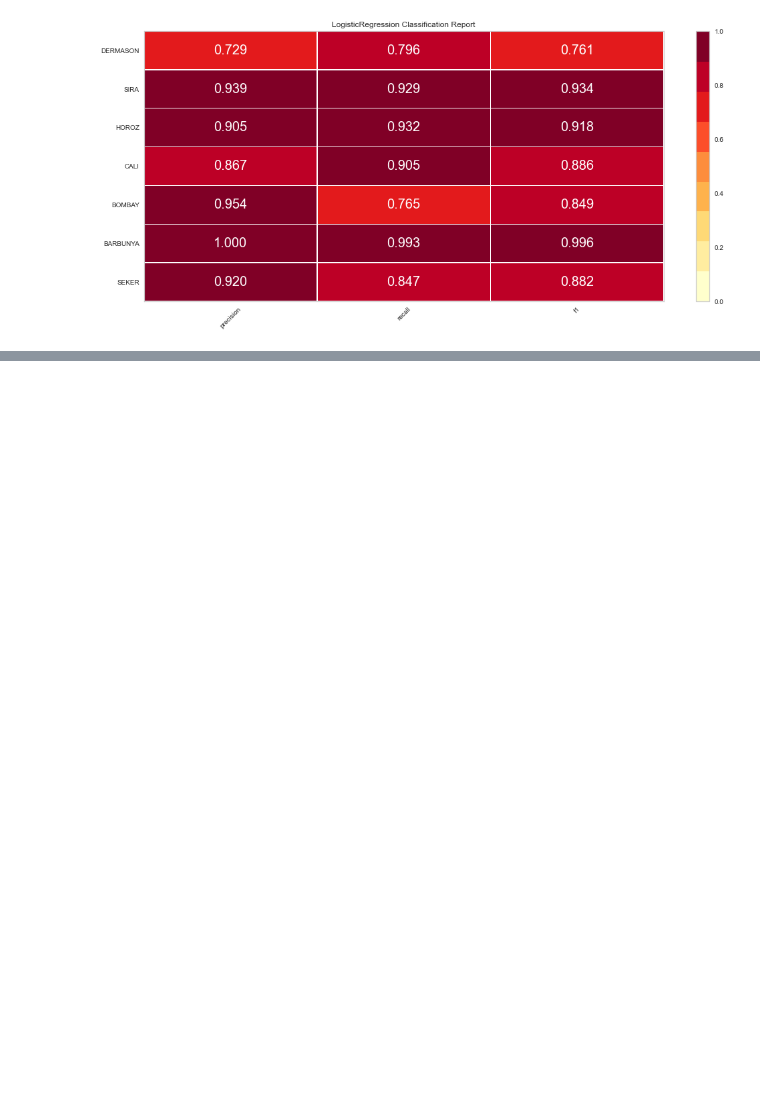
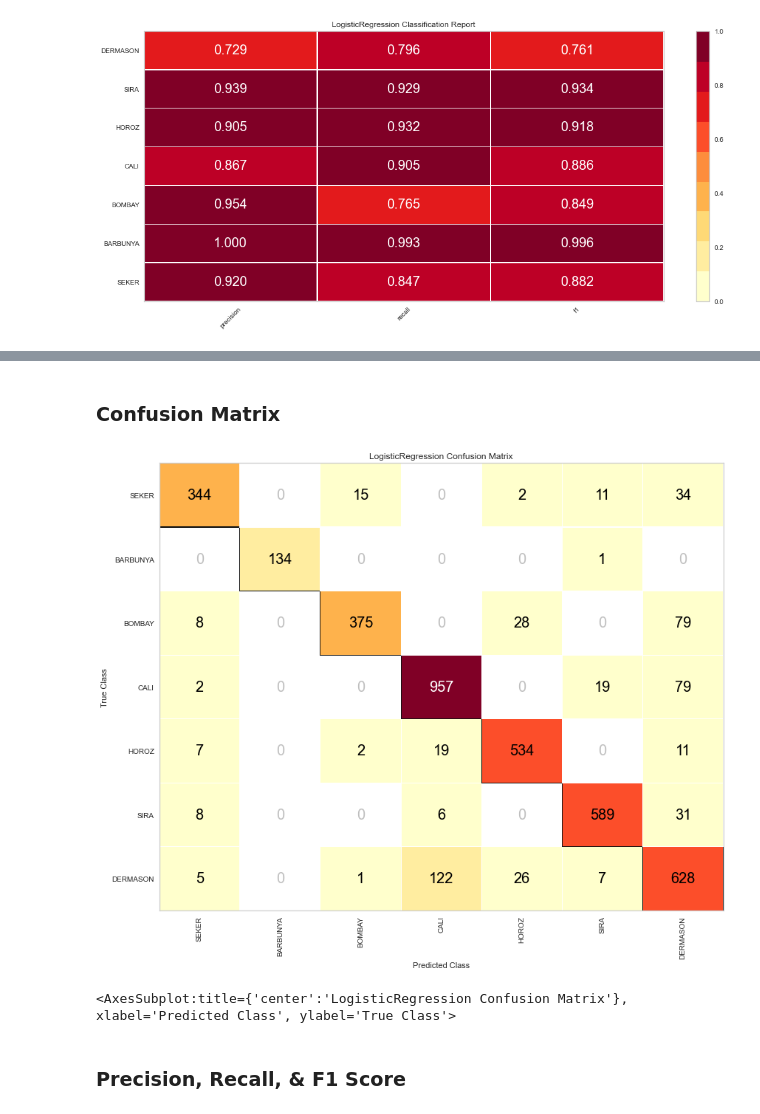
Before and after one commit to ScottBreitbach/DSC550, a Jupyter notebook: FinalProject/M3_test2.ipynb, the cells around one changed output, grey strips where cells are left out. Saved outputs shown, nothing was run; the diff lists cells and outputs as text; code cells hidden in the pictures; blank space fills up the shorter version.

```diff
--- a/FinalProject/M3_test2.ipynb
+++ b/FinalProject/M3_test2.ipynb
@@ -1099,0 +1102,4 @@ g = visualizer.poof()
+# %%
+feat_list = ranked.Features[:11].tolist() + ['Class']
+# %%
+df = beanDF[feat_list]
@@ -1099,0 +1135,7 @@ g = visualizer.poof()
+# %%
+# Combine the numerical features and the dummy features together
+features_model = df.columns[:-1].tolist()
+data_model_X = df[features_model]
+
+# Create a whole target dataset that can be used for train and validation data splitting
+data_model_y = df.Class
@@ -1099,0 +1144,11 @@ g = visualizer.poof()
+# %%
+# Split the data
+X_train, X_val, y_train, y_val = train_test_split(data_model_X, data_model_y,
+                                                  test_size =0.3, random_state=11)
+# Number of samples in each set
+print(f"No. of samples in  training  set: {X_train.shape[0]}")
+print(f"No. of samples in validation set: {X_val.shape[0]}")
+
+# Survived and not-survived
+print(f'\nNo. of each bean class in the training set: \n{y_train.value_counts()}\n')
+print(f'No. of each bean class in the validation set: \n{y_val.value_counts()}')
@@ -1099,0 +1173,28 @@ g = visualizer.poof()
+# %% [markdown]
+### Confusion Matrix
+# %%
+# Instantiate the classification model
+model = LogisticRegression(solver='liblinear')
+
+# The ConfusionMatrix visualizer taxes a model
+classes = df.Class.unique().tolist()
+cm = ConfusionMatrix(model, classes=classes, percent=False)
+
+# Fit fits the passed model (this is unnecessary if you pass the visualizer a pre-fitted model)
+cm.fit(X_train, y_train)
+
+# To create the ConfusionMatrix, we need some test data. Score runs predict()
+# on the data and then creates the confusion_matrix from scikit learn.
+cm.score(X_val, y_val)
+
+# Change fontsize of the labels in the figure
+for label in cm.ax.texts:
+    label.set_size(20)
+
+# How did we do?
+cm.poof()
+# %% [output]
+[figure, added]
+<AxesSubplot:title={'center':'LogisticRegression Confusion Matrix'}, xlabel='Predicted Class', ylabel='True Class'>
+# %% [markdown]
+### Precision, Recall, & F1 Score
```
Also changed, not shown: parts of 10 cells of this notebook, 3 other files.
